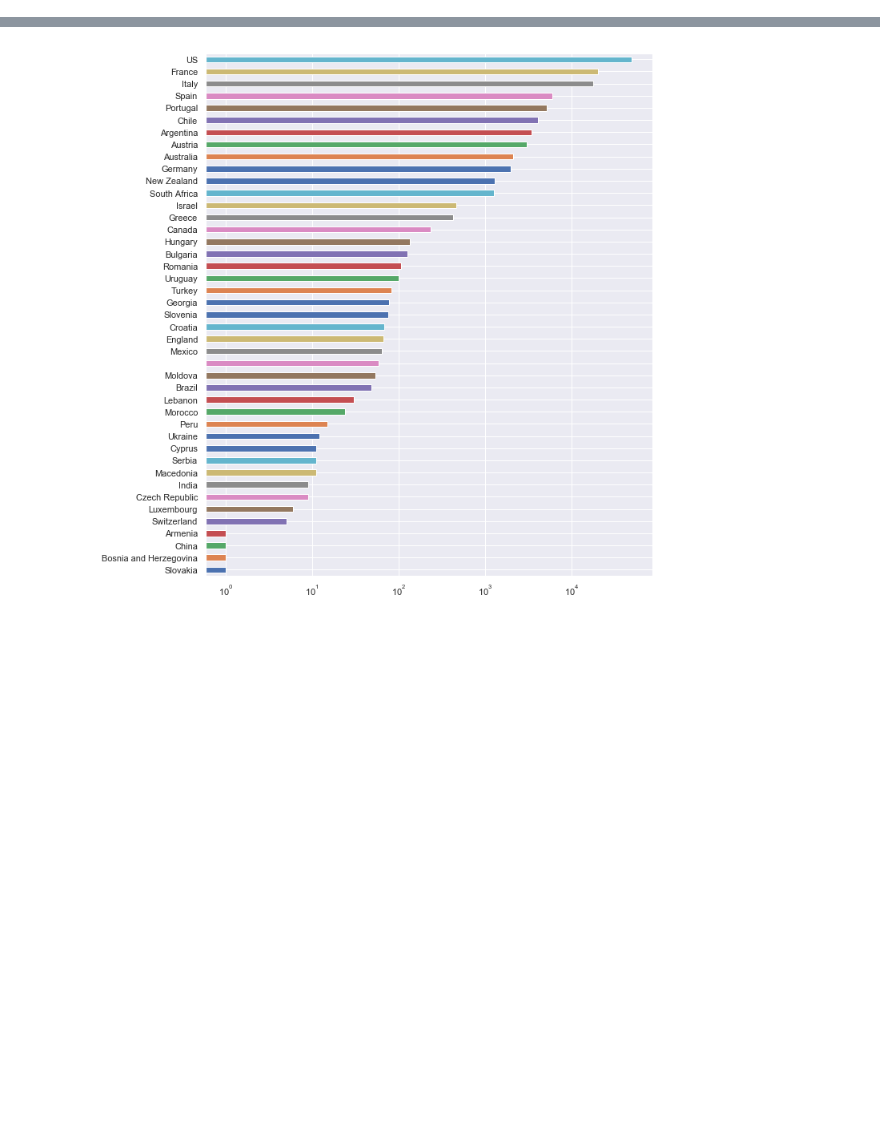
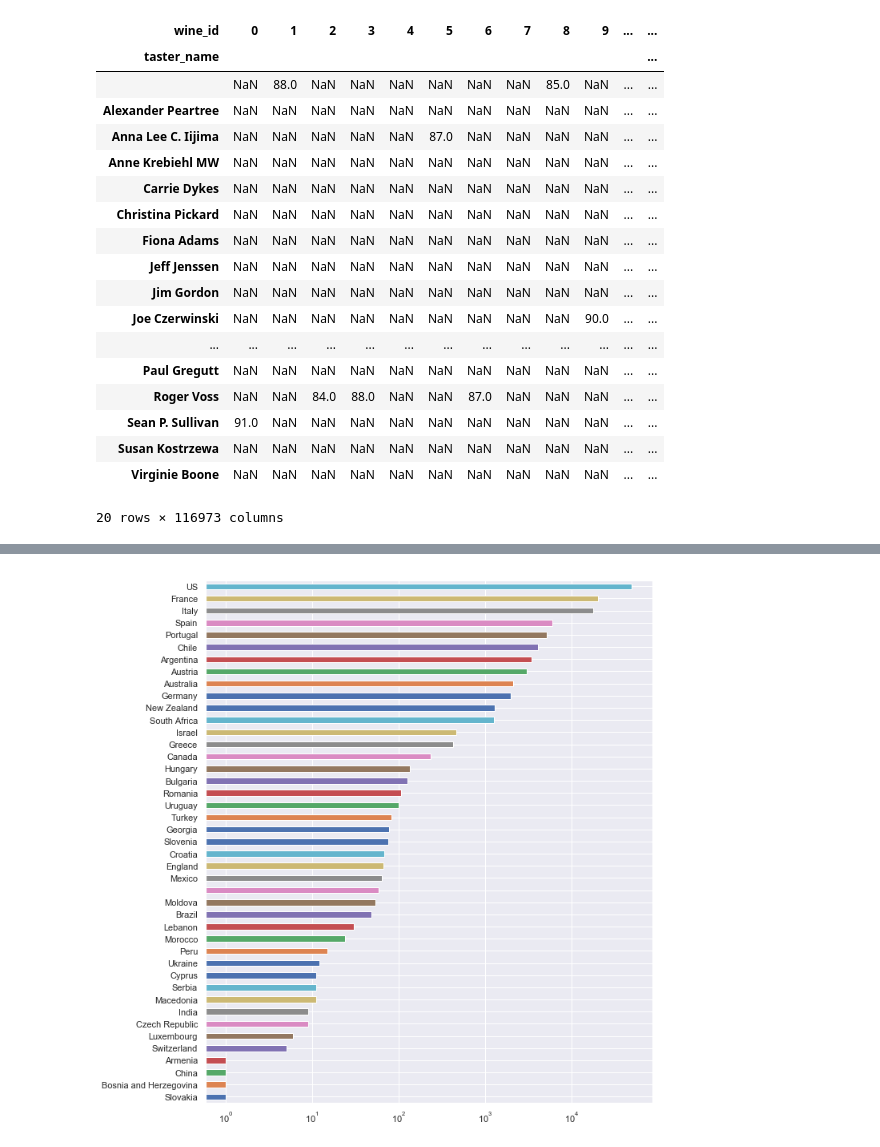
Before and after one commit to mtaron/sommelier.ai, a Jupyter notebook: sommelier.ipynb, the cells around one changed output, grey strips where cells are left out. Cells and saved outputs as stored; diff of their text form; code cells hidden in the pictures; blank space fills up the shorter version.

```diff
--- a/sommelier.ipynb
+++ b/sommelier.ipynb
@@ -33,0 +37,24 @@ df.head()
+# %%
+rp = df.pivot(columns='wine_id', index='taster_name')
+# %%
+rp['points']
+# %% [output]
+| wine_id | 0 | 1 | 2 | 3 | 4 | 5 | 6 | 7 | 8 | 9 | ... | ... |
+| taster_name |  |  |  |  |  |  |  |  |  |  |  | ... |
+|  | NaN | 88.0 | NaN | NaN | NaN | NaN | NaN | NaN | 85.0 | NaN | ... | ... |
+| Alexander Peartree | NaN | NaN | NaN | NaN | NaN | NaN | NaN | NaN | NaN | NaN | ... | ... |
+| Anna Lee C. Iijima | NaN | NaN | NaN | NaN | NaN | 87.0 | NaN | NaN | NaN | NaN | ... | ... |
+| Anne Krebiehl MW | NaN | NaN | NaN | NaN | NaN | NaN | NaN | NaN | NaN | NaN | ... | ... |
+| Carrie Dykes | NaN | NaN | NaN | NaN | NaN | NaN | NaN | NaN | NaN | NaN | ... | ... |
+| Christina Pickard | NaN | NaN | NaN | NaN | NaN | NaN | NaN | NaN | NaN | NaN | ... | ... |
+| Fiona Adams | NaN | NaN | NaN | NaN | NaN | NaN | NaN | NaN | NaN | NaN | ... | ... |
+| Jeff Jenssen | NaN | NaN | NaN | NaN | NaN | NaN | NaN | NaN | NaN | NaN | ... | ... |
+| Jim Gordon | NaN | NaN | NaN | NaN | NaN | NaN | NaN | NaN | NaN | NaN | ... | ... |
+| Joe Czerwinski | NaN | NaN | NaN | NaN | NaN | NaN | NaN | NaN | NaN | 90.0 | ... | ... |
+| ... | ... | ... | ... | ... | ... | ... | ... | ... | ... | ... | ... | ... |
+| Paul Gregutt | NaN | NaN | NaN | NaN | NaN | NaN | NaN | NaN | NaN | NaN | ... | ... |
+| Roger Voss | NaN | NaN | 84.0 | 88.0 | NaN | NaN | 87.0 | NaN | NaN | NaN | ... | ... |
+| Sean P. Sullivan | 91.0 | NaN | NaN | NaN | NaN | NaN | NaN | NaN | NaN | NaN | ... | ... |
+| Susan Kostrzewa | NaN | NaN | NaN | NaN | NaN | NaN | NaN | NaN | NaN | NaN | ... | ... |
+| Virginie Boone | NaN | NaN | NaN | NaN | NaN | NaN | NaN | NaN | NaN | NaN | ... | ... |
+20 rows × 116973 columns
```
Also changed, not shown: parts of 33 cells of this notebook.
